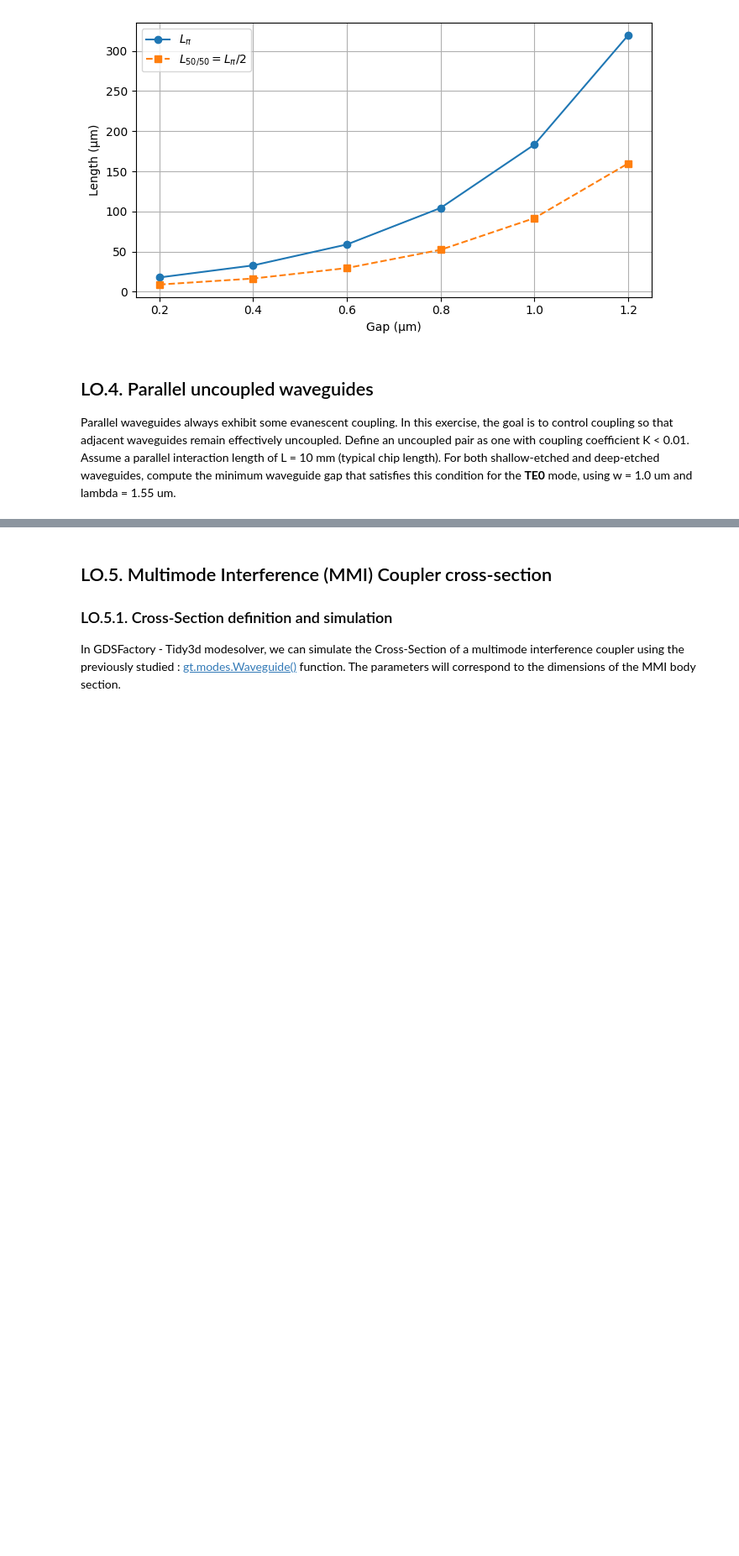
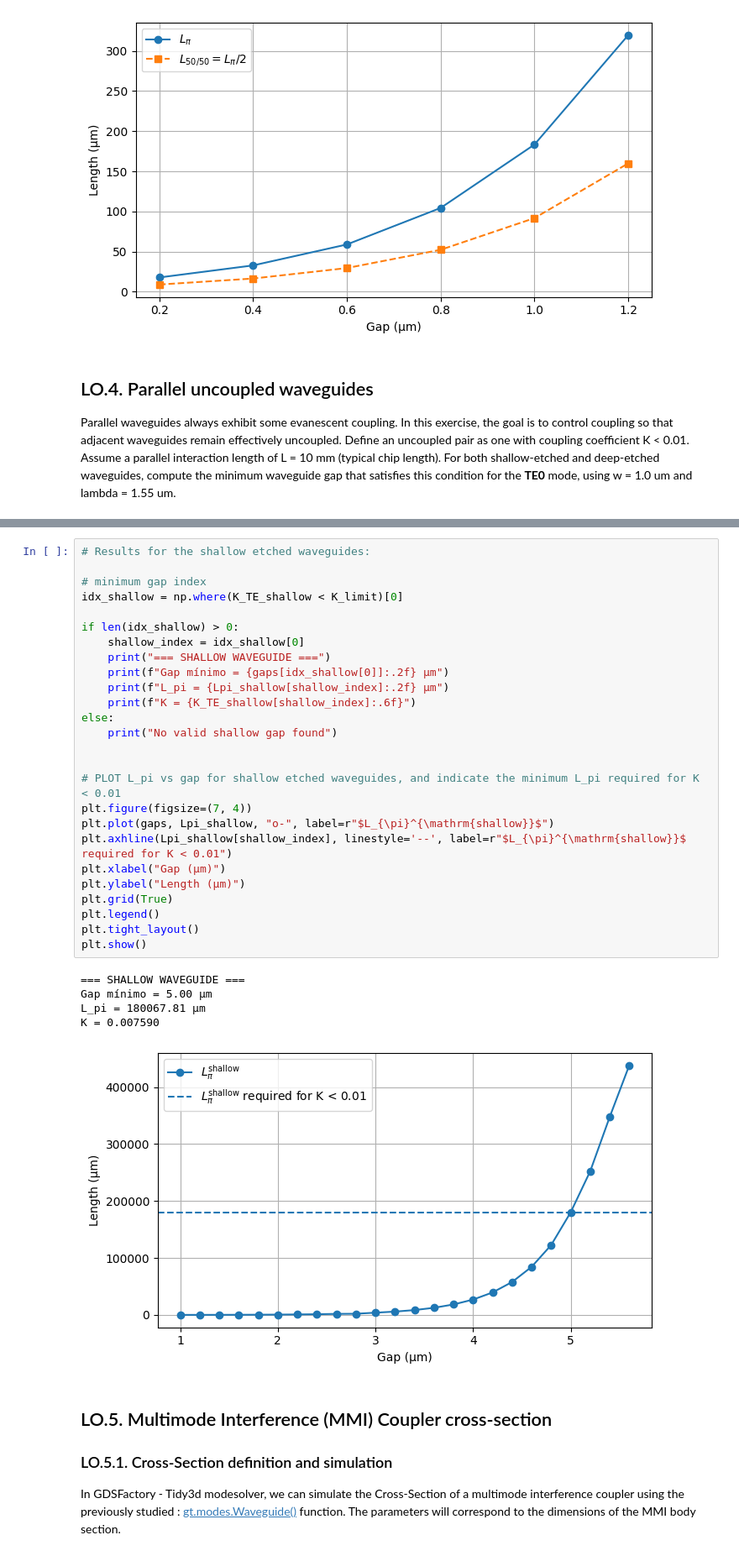
Before and after one commit to lorenagomezdiego/cifoin-lab2, a Jupyter notebook: COUPLERS_Student.ipynb, the cells around one changed output, grey strips where cells are left out. Shown at 84% size. Cells and saved outputs as stored; diff of their text form; blank space fills up the shorter version.

```diff
--- a/COUPLERS_Student.ipynb
+++ b/COUPLERS_Student.ipynb
@@ -316,3 +431,35 @@ K at this limit = 0.10000 (target: 0.01)
+# %%
+# Results for the shallow etched waveguides:
+
+# minimum gap index
+idx_shallow = np.where(K_TE_shallow < K_limit)[0]
+
+if len(idx_shallow) > 0:
+    shallow_index = idx_shallow[0]
+    print("=== SHALLOW WAVEGUIDE ===")
+    print(f"Gap mínimo = {gaps[idx_shallow[0]]:.2f} µm")
+    print(f"L_pi = {Lpi_shallow[shallow_index]:.2f} µm")
+    print(f"K = {K_TE_shallow[shallow_index]:.6f}")
+else:
+    print("No valid shallow gap found")
+
+
+# PLOT L_pi vs gap for shallow etched waveguides, and indicate the minimum L_pi required for K < 0.01
+plt.figure(figsize=(7, 4))
+plt.plot(gaps, Lpi_shallow, "o-", label=r"$L_{\pi}^{\mathrm{shallow}}$")
+plt.axhline(Lpi_shallow[shallow_index], linestyle='--', label=r"$L_{\pi}^{\mathrm{shallow}}$ required for K < 0.01")
+plt.xlabel("Gap (µm)")
+plt.ylabel("Length (µm)")
+plt.grid(True)
+plt.legend()
+plt.tight_layout()
+plt.show()
+# %% [output]
+=== SHALLOW WAVEGUIDE ===
+Gap mínimo = 5.00 µm
+L_pi = 180067.81 µm
+K = 0.007590
+[figure, added]
 # %% [markdown]
 ## LO.5. Multimode Interference (MMI) Coupler cross-section
 
```
Also changed, not shown: parts of 23 cells of this notebook.
